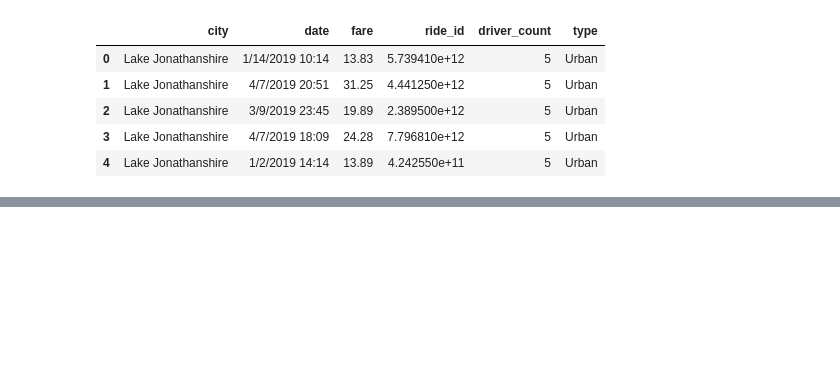
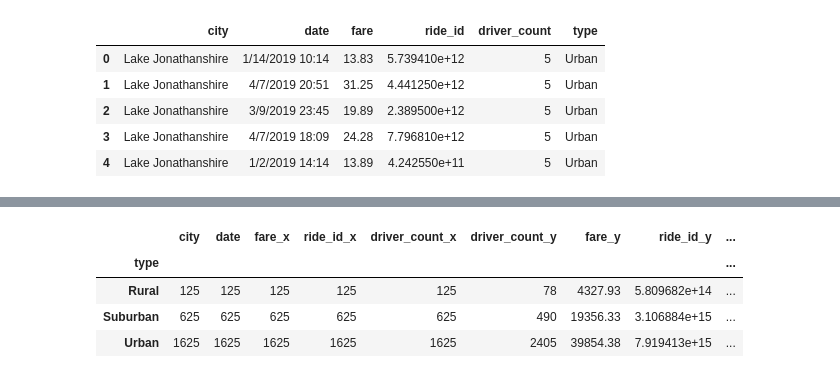
Before and after one commit to emmysobieski/PyBer_Analysis, a Jupyter notebook: Pyber_Challenge.ipynb, the cells around one changed output, grey strips where cells are left out. Cells and saved outputs as stored; diff of their text form; code cells hidden in the pictures; blank space fills up the shorter version.

```diff
--- a/Pyber_Challenge.ipynb
+++ b/Pyber_Challenge.ipynb
@@ -31,6 +31,6 @@ pyber_data_df.head()
 | 4 | Lake Jonathanshire | 1/2/2019 14:14 | 13.89 | 4.242550e+11 | 5 | Urban |
 # %%
 # Get the total number of rides for urban, suburban and rural city types.
-total_ride_count = pyber_data_df.groupby(["type"]).count()["ride_id"]
+total_ride_count = pyber_data_df.groupby(["type"]).count()
 total_ride_count
 # %% [output]
@@ -42,5 +42,5 @@ Name: ride_id, dtype: int64
 # %%
 # Get the total number of drivers for urban, suburban and rural city types.
-driver_total = city_data_df.groupby(["type"]).sum()["driver_count"]
+driver_total = city_data_df.groupby(["type"]).sum()
 driver_total
 # %% [output]
@@ -52,5 +52,5 @@ Name: driver_count, dtype: int64
 # %%
 # Get the total number of fares for urban, suburban and rural city types.
-fare_total = pyber_data_df.groupby(["type"]).sum()["fare"]
+fare_total = pyber_data_df.groupby(["type"]).sum()
 fare_total
 # %% [output]
@@ -81,0 +82,4 @@ dtype: float64
+# %%
+# Combine the data into a single dataset
+pyber_summary2_df = pd.merge(total_ride_count, driver_total, left_index=True, right_index=True, how='outer')
+pyber_summary2_df
@@ -81,0 +92,10 @@ dtype: float64
+# %%
+# Combine the data into a single dataset
+pyber_summary3_df = pd.merge(pyber_summary2_df, fare_total, left_index=True, right_index=True, how='outer')
+pyber_summary3_df
+# %% [output]
+|  | city | date | fare_x | ride_id_x | driver_count_x | driver_count_y | fare_y | ride_id_y | ... |
+| type |  |  |  |  |  |  |  |  | ... |
+| Rural | 125 | 125 | 125 | 125 | 125 | 78 | 4327.93 | 5.809682e+14 | ... |
+| Suburban | 625 | 625 | 625 | 625 | 625 | 490 | 19356.33 | 3.106884e+15 | ... |
+| Urban | 1625 | 1625 | 1625 | 1625 | 1625 | 2405 | 39854.38 | 7.919413e+15 | ... |
```
Also changed, not shown: parts of 21 cells of this notebook.
